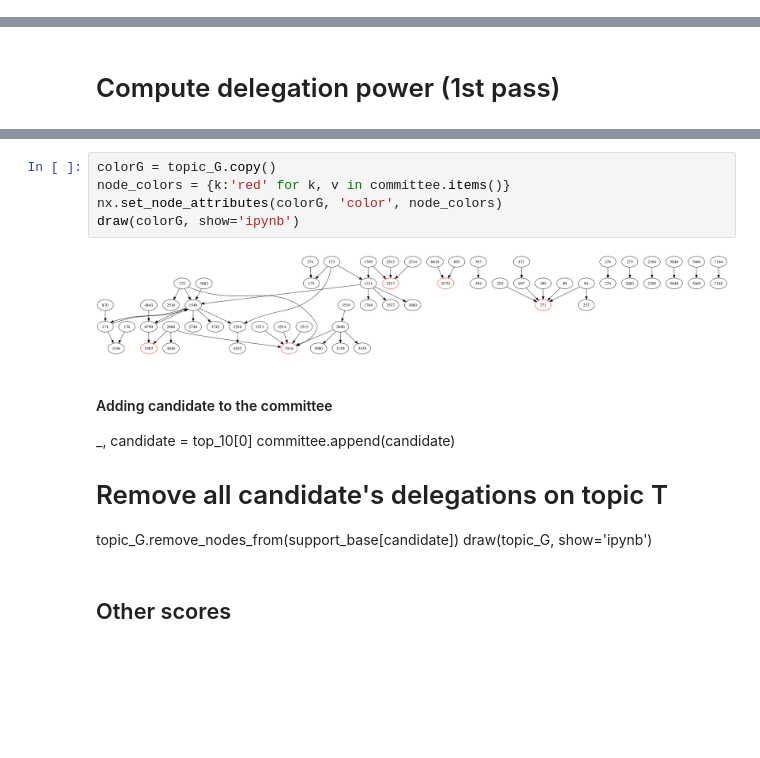
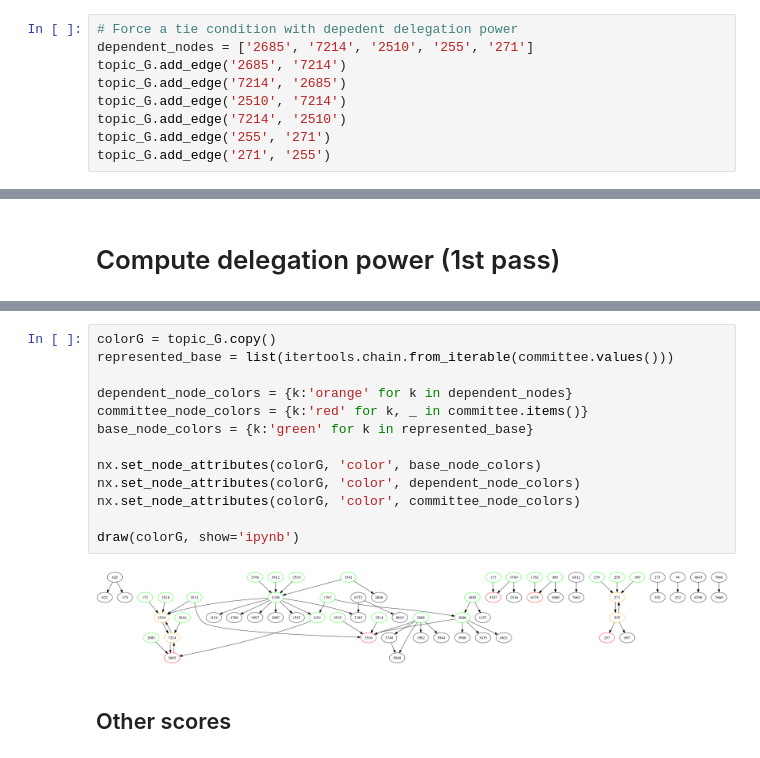
Before and after one commit to rodsenra/socialgraph, a Jupyter notebook: notebooks/Preprocess_Dataset.ipynb, the cells around one changed output, grey strips where cells are left out. Cells and saved outputs as stored; diff of their text form; blank space fills up the shorter version.

Commit message:
solving the problem of dependent candidates

```diff
--- a/notebooks/Preprocess_Dataset.ipynb
+++ b/notebooks/Preprocess_Dataset.ipynb
@@ -196,6 +176,15 @@ def compute_powers(G):
 
 def select_top_k(score_dict, k):
     return list(itertools.islice(reversed(sorted((v, k) for k,v in score_dict.items())), 0, k))
+# %%
+# Force a tie condition with depedent delegation power
+dependent_nodes = ['2685', '7214', '2510', '255', '271']
+topic_G.add_edge('2685', '7214')
+topic_G.add_edge('7214', '2685')
+topic_G.add_edge('2510', '7214')
+topic_G.add_edge('7214', '2510')
+topic_G.add_edge('255', '271')
+topic_G.add_edge('271', '255')
 # %%
 draw(topic_G, show='ipynb')
 # %% [output]
@@ -245,17 +248,18 @@ print(committee)
 # %%
 colorG = topic_G.copy()
-node_colors = {k:'red' for k, v in committee.items()}
-nx.set_node_attributes(colorG, 'color', node_colors)
+represented_base = list(itertools.chain.from_iterable(committee.values()))
+
+dependent_node_colors = {k:'orange' for k in dependent_nodes}
+committee_node_colors = {k:'red' for k, _ in committee.items()}
+base_node_colors = {k:'green' for k in represented_base}
+
+nx.set_node_attributes(colorG, 'color', base_node_colors)
+nx.set_node_attributes(colorG, 'color', dependent_node_colors)
+nx.set_node_attributes(colorG, 'color', committee_node_colors)
+
 draw(colorG, show='ipynb')
 # %% [output]
-[figure, old version]
+[figure, new version]
-# %% [markdown]
-#### Adding candidate to the committee
-_, candidate = top_10[0]
-committee.append(candidate)
-# Remove all candidate's delegations on topic T
-topic_G.remove_nodes_from(support_base[candidate])
-draw(topic_G, show='ipynb')
 # %% [markdown]
 ## Other scores
 # %%
```
Also changed, not shown: parts of 15 cells of this notebook, 3 other files.
